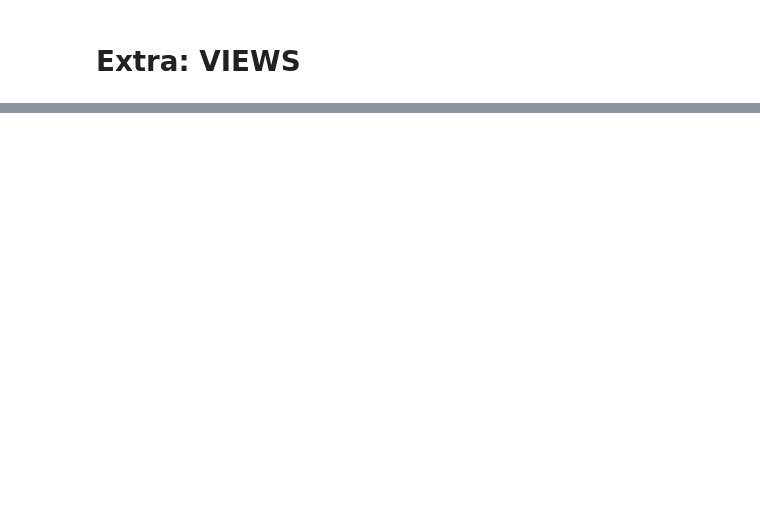
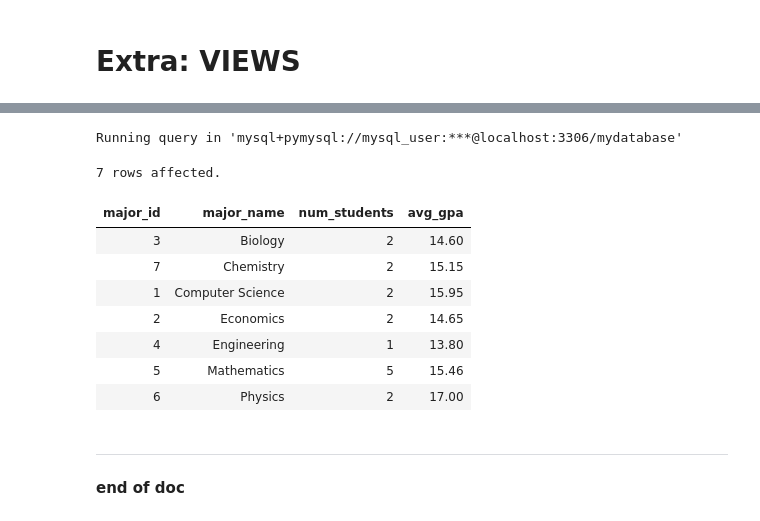
Before and after one commit to jpedrodias/SQLab, a Jupyter notebook: examples/03_formative_MySQL_solved.ipynb, the cells around one changed output, grey strips where cells are left out. Drawn from its saved outputs; the diff is of its cells as text; code cells hidden in the pictures; blank space fills up the shorter version.

Commit message:
Formative Worksheet 03: SQL (MySQL) — Many-to-Many (Students ↔ Majors)

```diff
--- a/examples/03_formative_MySQL_solved.ipynb
+++ b/examples/03_formative_MySQL_solved.ipynb
@@ -829,0 +862,34 @@ ORDER BY e.gpa DESC;
+# %%
+%%sql
+
+-- SIMPLIFY the previous query by creating a VIEW
+
+DROP VIEW IF EXISTS v_major_summary;
+
+CREATE VIEW v_major_summary AS
+
+SELECT
+  m.id   AS major_id,
+  m.name AS major_name,
+  COUNT(*) AS num_students,
+  ROUND(AVG(e.gpa), 2) AS avg_gpa
+FROM enrollments AS e
+JOIN majors AS m ON e.major_id = m.id
+GROUP BY m.id, m.name;
+
+
+SELECT * FROM v_major_summary;
+# %% [output]
+Running query in 'mysql+pymysql://mysql_user:***@localhost:3306/mydatabase'
+7 rows affected.
+| major_id | major_name | num_students | avg_gpa |
+| 3 | Biology | 2 | 14.60 |
+| 7 | Chemistry | 2 | 15.15 |
+| 1 | Computer Science | 2 | 15.95 |
+| 2 | Economics | 2 | 14.65 |
+| 4 | Engineering | 1 | 13.80 |
+| 5 | Mathematics | 5 | 15.46 |
+| 6 | Physics | 2 | 17.00 |
+# %% [markdown]
+---
+**end of doc**
```
Also changed, not shown: parts of 4 cells of this notebook.
